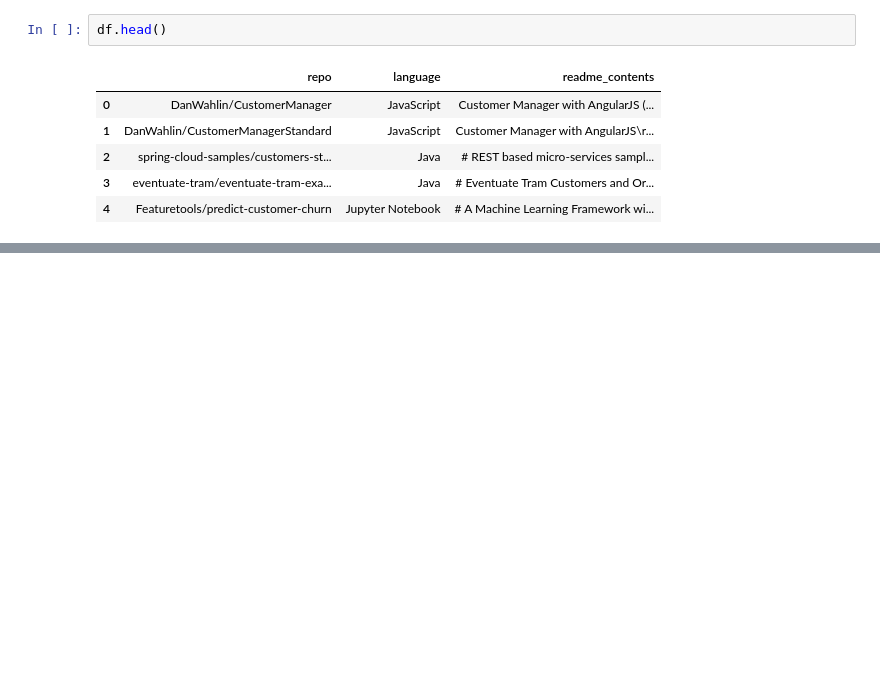
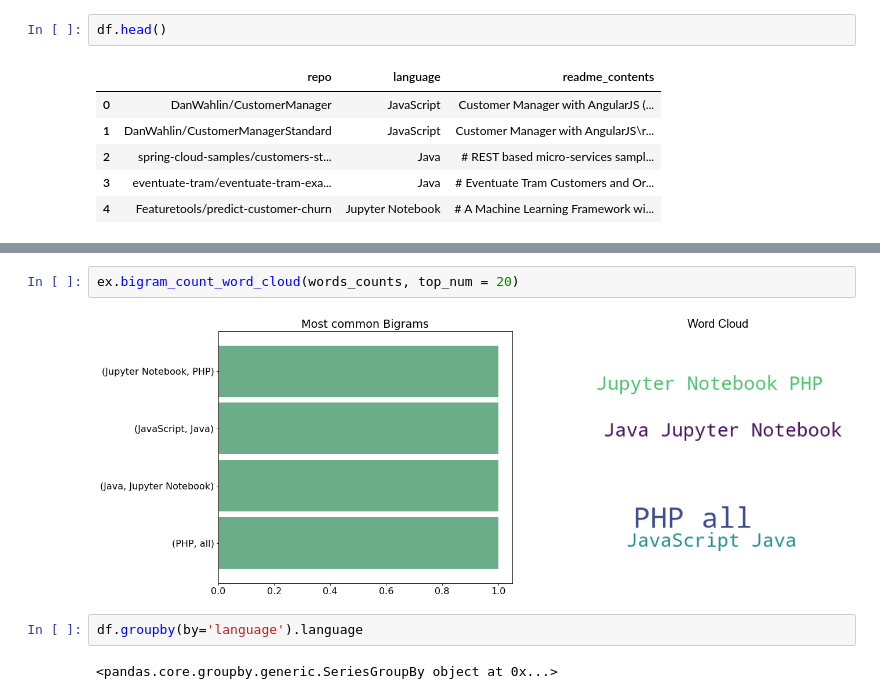
Before and after one commit to heather-desiree-carl-NLP-project/NLP-group-project, a Jupyter notebook: desiree_initial.ipynb, the cells around one changed output, grey strips where cells are left out. Drawn from its saved outputs; the diff is of its cells as text; blank space fills up the shorter version.

```diff
--- a/desiree_initial.ipynb
+++ b/desiree_initial.ipynb
@@ -88,0 +161,8 @@ df.head()
+# %%
+ex.bigram_count_word_cloud(words_counts, top_num = 20)
+# %% [output]
+[figure, added]
+# %%
+df.groupby(by='language').language
+# %% [output]
+<pandas.core.groupby.generic.SeriesGroupBy object at 0x...>
```
Also changed, not shown: parts of 10 cells of this notebook.
